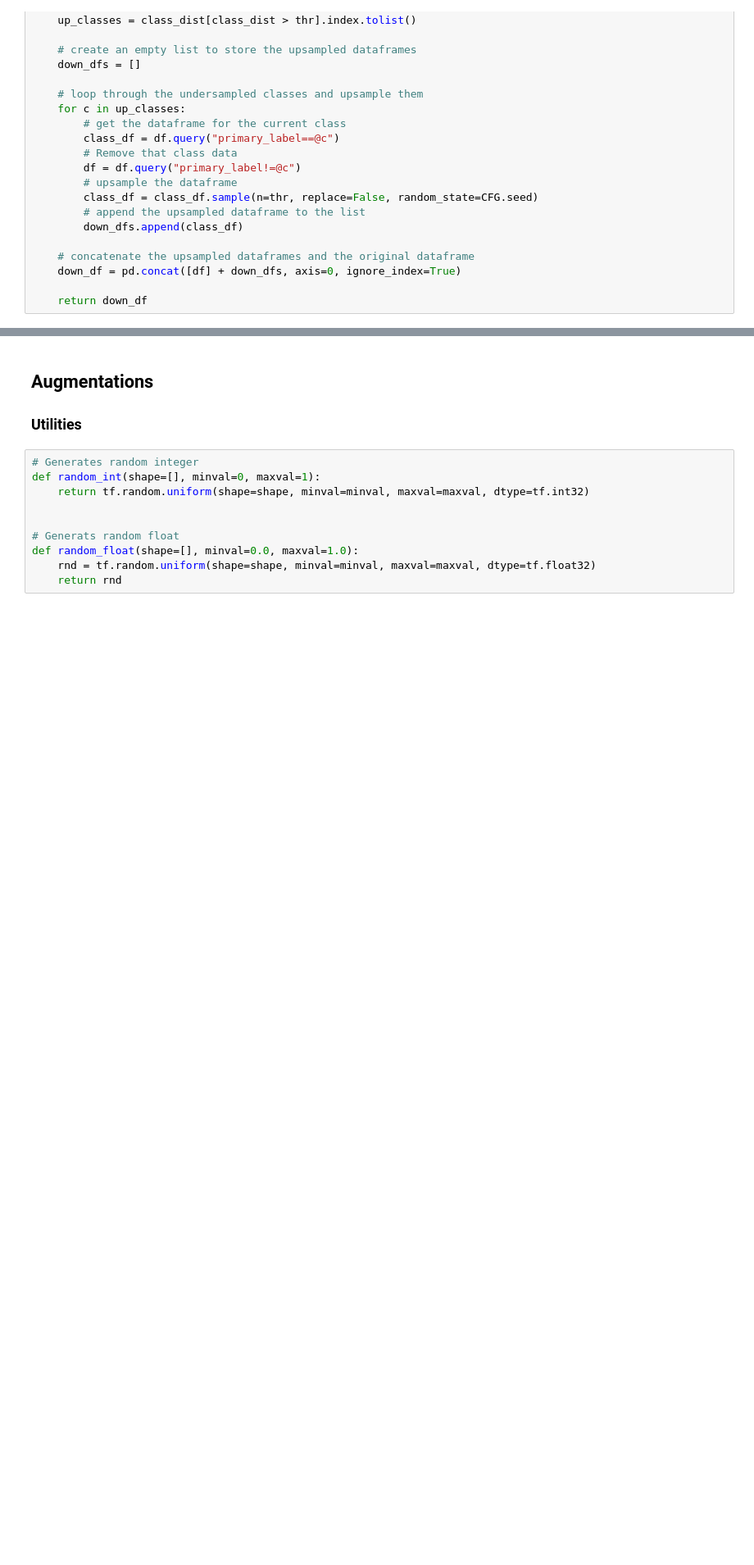
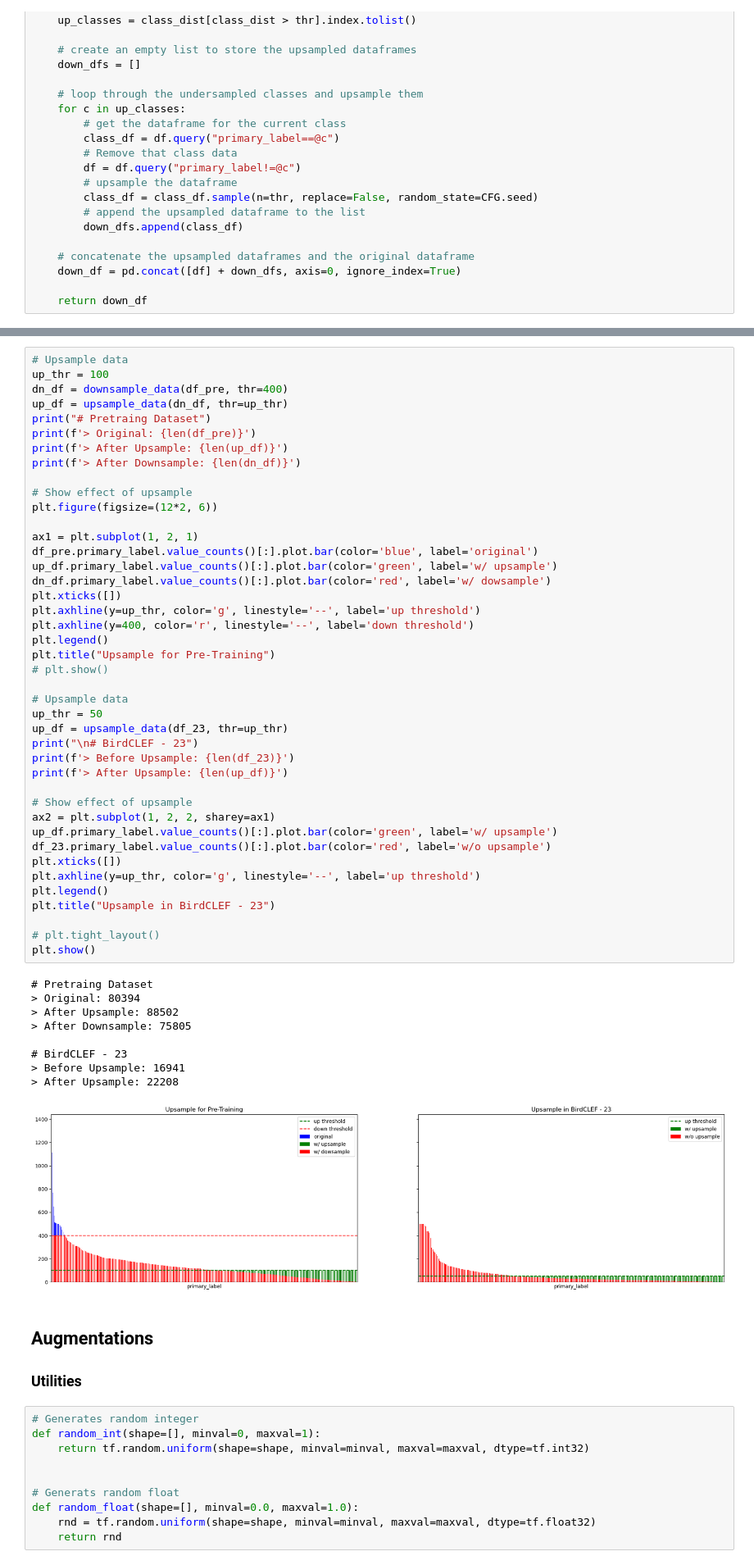
Before and after one commit to Graham-Broughton/birds, a Jupyter notebook: notebooks/4.Xtra-Data.ipynb, the cells around one changed output, grey strips where cells are left out. Shown at 82% size. Cells and saved outputs as stored; diff of their text form; blank space fills up the shorter version.

```diff
--- a/notebooks/4.Xtra-Data.ipynb
+++ b/notebooks/4.Xtra-Data.ipynb
@@ -442,3 +483,55 @@ def downsample_data(df, thr=500):
+# %%
+# Upsample data
+up_thr = 100
+dn_df = downsample_data(df_pre, thr=400)
+up_df = upsample_data(dn_df, thr=up_thr)
+print("# Pretraing Dataset")
+print(f'> Original: {len(df_pre)}')
+print(f'> After Upsample: {len(up_df)}')
+print(f'> After Downsample: {len(dn_df)}')
+
+# Show effect of upsample
+plt.figure(figsize=(12*2, 6))
+
+ax1 = plt.subplot(1, 2, 1)
+df_pre.primary_label.value_counts()[:].plot.bar(color='blue', label='original')
+up_df.primary_label.value_counts()[:].plot.bar(color='green', label='w/ upsample')
+dn_df.primary_label.value_counts()[:].plot.bar(color='red', label='w/ dowsample')
+plt.xticks([])
+plt.axhline(y=up_thr, color='g', linestyle='--', label='up threshold')
+plt.axhline(y=400, color='r', linestyle='--', label='down threshold')
+plt.legend()
+plt.title("Upsample for Pre-Training")
+# plt.show()
+
+# Upsample data
+up_thr = 50
+up_df = upsample_data(df_23, thr=up_thr)
+print("\n# BirdCLEF - 23")
+print(f'> Before Upsample: {len(df_23)}')
+print(f'> After Upsample: {len(up_df)}')
+
+# Show effect of upsample
+ax2 = plt.subplot(1, 2, 2, sharey=ax1)
+up_df.primary_label.value_counts()[:].plot.bar(color='green', label='w/ upsample')
+df_23.primary_label.value_counts()[:].plot.bar(color='red', label='w/o upsample')
+plt.xticks([])
+plt.axhline(y=up_thr, color='g', linestyle='--', label='up threshold')
+plt.legend()
+plt.title("Upsample in BirdCLEF - 23")
+
+# plt.tight_layout()
+plt.show()
+# %% [output]
+# Pretraing Dataset
+> Original: 80394
+> After Upsample: 88502
+> After Downsample: 75805
+
+# BirdCLEF - 23
+> Before Upsample: 16941
+> After Upsample: 22208
+[figure, added]
 # %% [markdown]
 ## Augmentations
 
```
Also changed, not shown: parts of 19 cells of this notebook, 1 other file.
